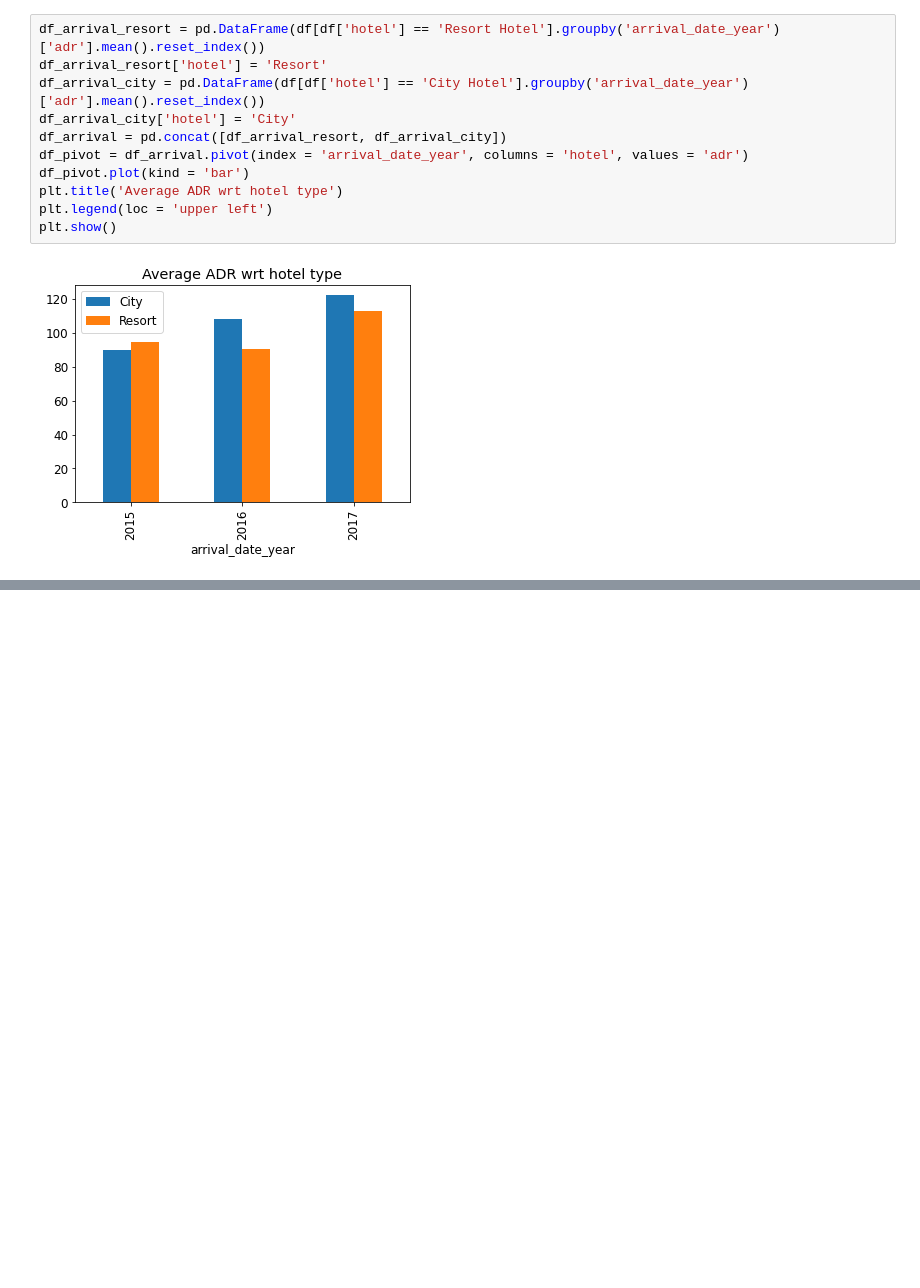
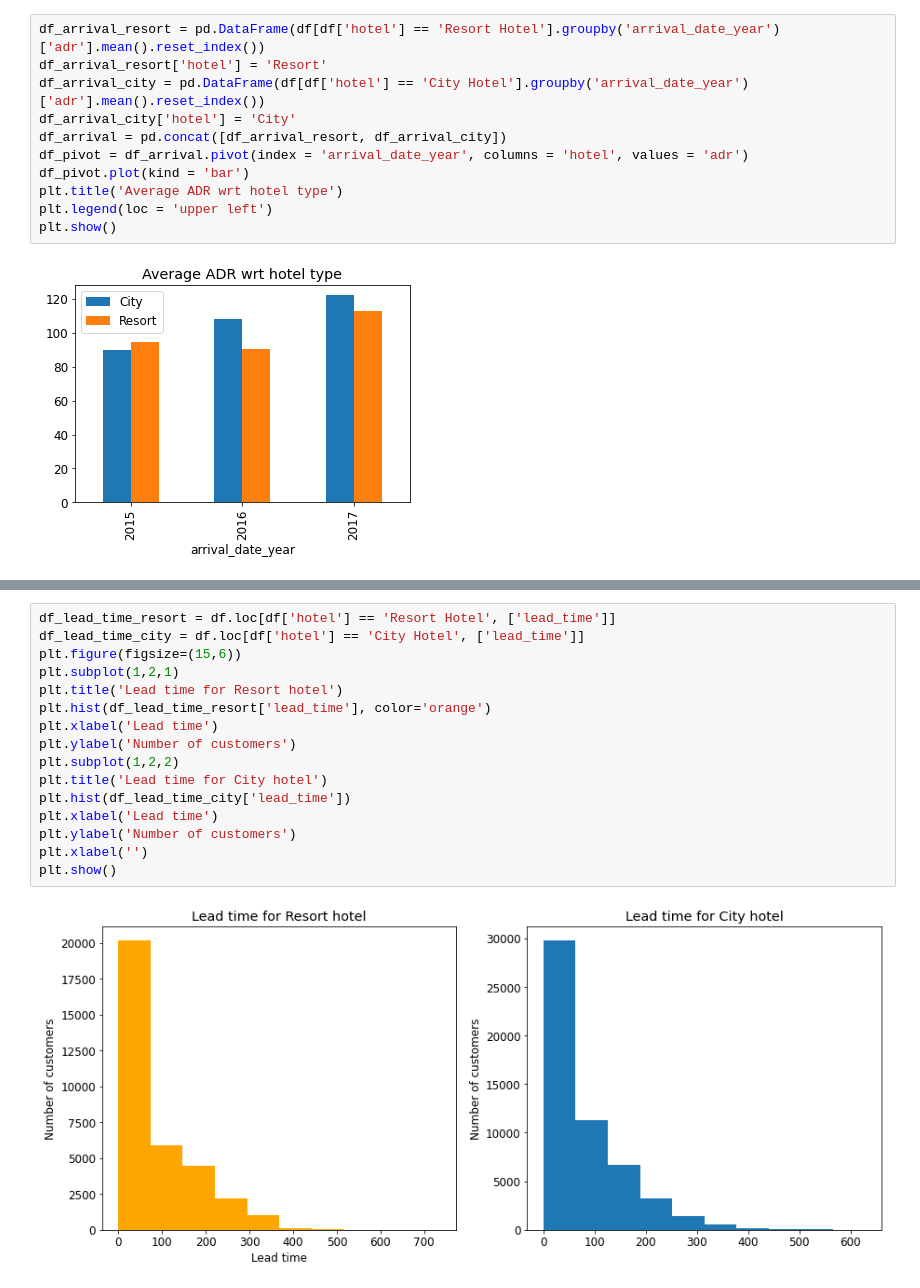
Before and after one commit to jatinsharma16/Capstone-Project-EDA, a Jupyter notebook: Hotel_Booking_Analysis_Capstone_Project.ipynb, the cells around one changed output, grey strips where cells are left out. Drawn from its saved outputs; the diff is of its cells as text; blank space fills up the shorter version.

```diff
--- a/Hotel_Booking_Analysis_Capstone_Project.ipynb
+++ b/Hotel_Booking_Analysis_Capstone_Project.ipynb
@@ -363,0 +385,18 @@ plt.show()
+# %%
+df_lead_time_resort = df.loc[df['hotel'] == 'Resort Hotel', ['lead_time']]
+df_lead_time_city = df.loc[df['hotel'] == 'City Hotel', ['lead_time']]
+plt.figure(figsize=(15,6))
+plt.subplot(1,2,1)
+plt.title('Lead time for Resort hotel')
+plt.hist(df_lead_time_resort['lead_time'], color='orange')
+plt.xlabel('Lead time')
+plt.ylabel('Number of customers')
+plt.subplot(1,2,2)
+plt.title('Lead time for City hotel')
+plt.hist(df_lead_time_city['lead_time'])
+plt.xlabel('Lead time')
+plt.ylabel('Number of customers')
+plt.xlabel('')
+plt.show()
+# %% [output]
+[figure, added]
```
Also changed, not shown: parts of 15 cells of this notebook.
